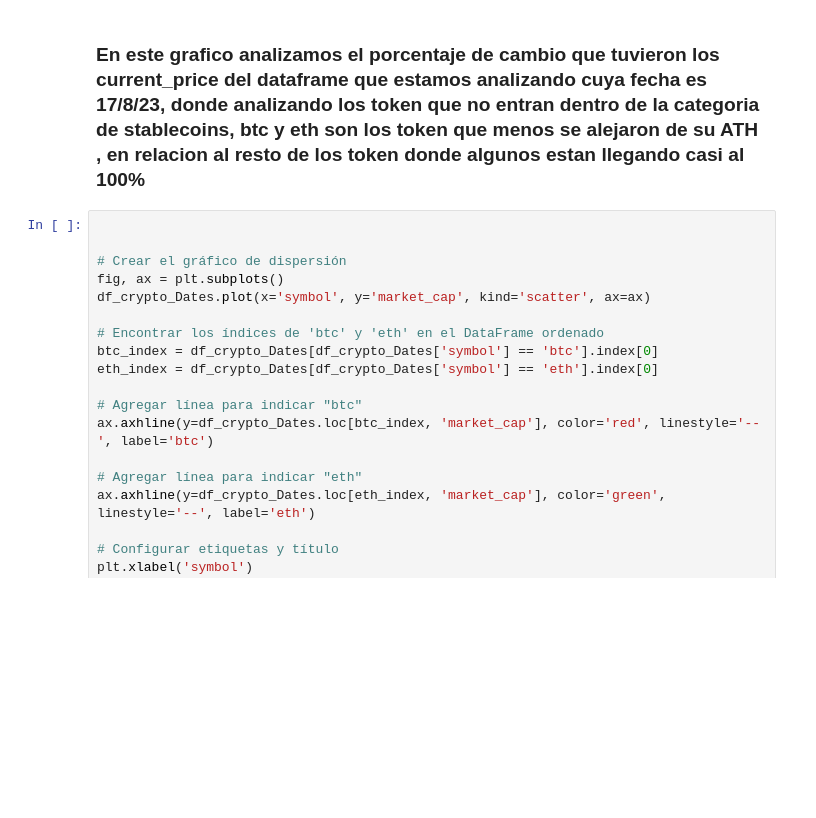
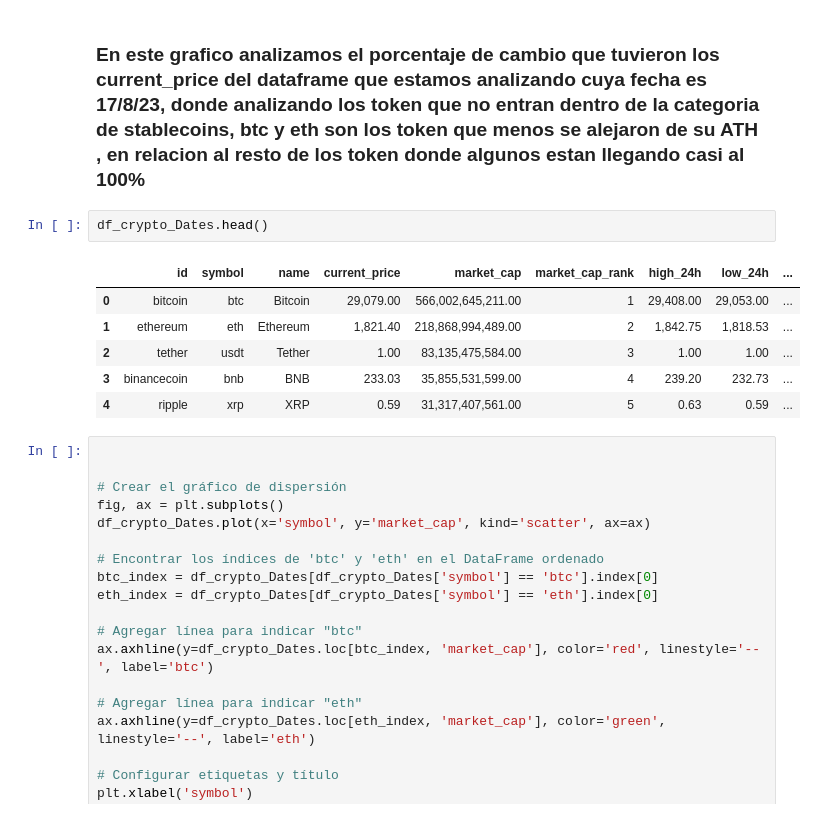
Before and after one commit to Bzetatuc/PI_2_Henry, a Jupyter notebook: EDA/eda.ipynb, the cells around one changed output. Cells and saved outputs as stored; diff of their text form; blank space fills up the shorter version.

```diff
--- a/EDA/eda.ipynb
+++ b/EDA/eda.ipynb
@@ -183,6 +183,15 @@ plt.show()
 [figure]
 # %% [markdown]
 ### En este grafico analizamos el porcentaje de cambio que tuvieron los current_price del dataframe que estamos analizando cuya fecha es 17/8/23, donde analizando los token que no entran dentro de la categoria de stablecoins, btc y eth son los token que menos se alejaron de su ATH , en relacion al resto de los token donde algunos estan llegando casi al 100%
+# %%
+df_crypto_Dates.head()
+# %% [output]
+|  | id | symbol | name | current_price | market_cap | market_cap_rank | high_24h | low_24h | ... |
+| 0 | bitcoin | btc | Bitcoin | 29,079.00 | 566,002,645,211.00 | 1 | 29,408.00 | 29,053.00 | ... |
+| 1 | ethereum | eth | Ethereum | 1,821.40 | 218,868,994,489.00 | 2 | 1,842.75 | 1,818.53 | ... |
+| 2 | tether | usdt | Tether | 1.00 | 83,135,475,584.00 | 3 | 1.00 | 1.00 | ... |
+| 3 | binancecoin | bnb | BNB | 233.03 | 35,855,531,599.00 | 4 | 239.20 | 232.73 | ... |
+| 4 | ripple | xrp | XRP | 0.59 | 31,317,407,561.00 | 5 | 0.63 | 0.59 | ... |
 # %%
 
 
```
Also changed, not shown: parts of 11 cells of this notebook, 1 other file.
